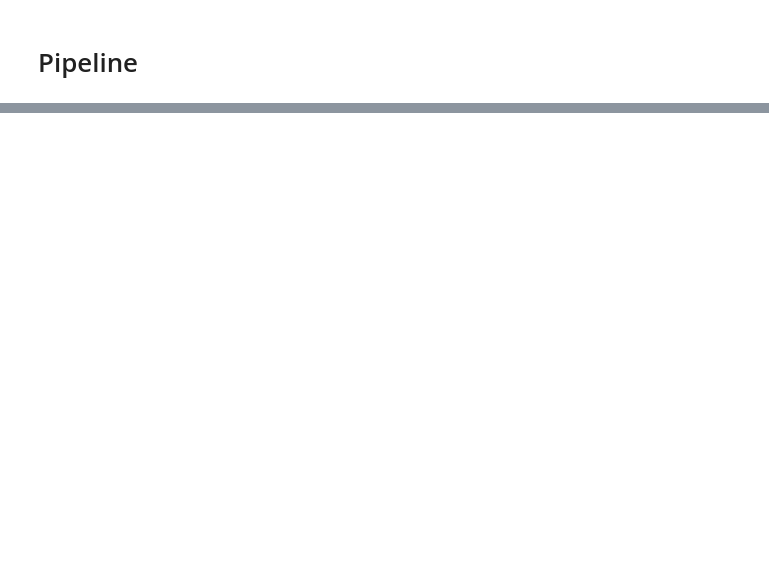
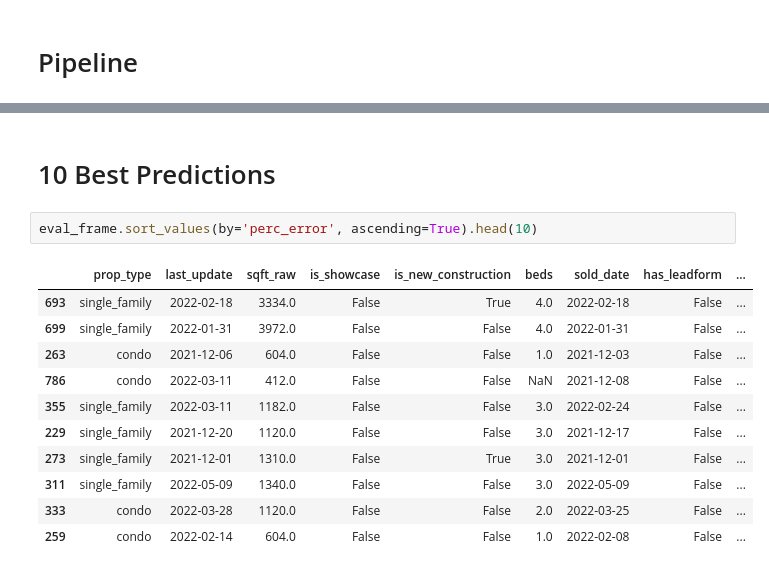
Before and after one commit to peter-callahan/Real-Estate-Pricing, a Jupyter notebook: real_estate_project_overview.ipynb, the cells around one changed output, grey strips where cells are left out. Cells and saved outputs as stored; diff of their text form; blank space fills up the shorter version.

```diff
--- a/real_estate_project_overview.ipynb
+++ b/real_estate_project_overview.ipynb
@@ -345,0 +533,16 @@ memory usage: 107.7+ KB
+# %% [markdown]
+# 10 Best Predictions
+# %%
+eval_frame.sort_values(by='perc_error', ascending=True).head(10)
+# %% [output]
+|  | prop_type | last_update | sqft_raw | is_showcase | is_new_construction | beds | sold_date | has_leadform | ... |
+| 693 | single_family | 2022-02-18 | 3334.0 | False | True | 4.0 | 2022-02-18 | False | ... |
+| 699 | single_family | 2022-01-31 | 3972.0 | False | False | 4.0 | 2022-01-31 | False | ... |
+| 263 | condo | 2021-12-06 | 604.0 | False | False | 1.0 | 2021-12-03 | False | ... |
+| 786 | condo | 2022-03-11 | 412.0 | False | False | NaN | 2021-12-08 | False | ... |
+| 355 | single_family | 2022-03-11 | 1182.0 | False | False | 3.0 | 2022-02-24 | False | ... |
+| 229 | single_family | 2021-12-20 | 1120.0 | False | False | 3.0 | 2021-12-17 | False | ... |
+| 273 | single_family | 2021-12-01 | 1310.0 | False | True | 3.0 | 2021-12-01 | False | ... |
+| 311 | single_family | 2022-05-09 | 1340.0 | False | False | 3.0 | 2022-05-09 | False | ... |
+| 333 | condo | 2022-03-28 | 1120.0 | False | False | 2.0 | 2022-03-25 | False | ... |
+| 259 | condo | 2022-02-14 | 604.0 | False | False | 1.0 | 2022-02-08 | False | ... |
```
Also changed, not shown: parts of 22 cells of this notebook.
